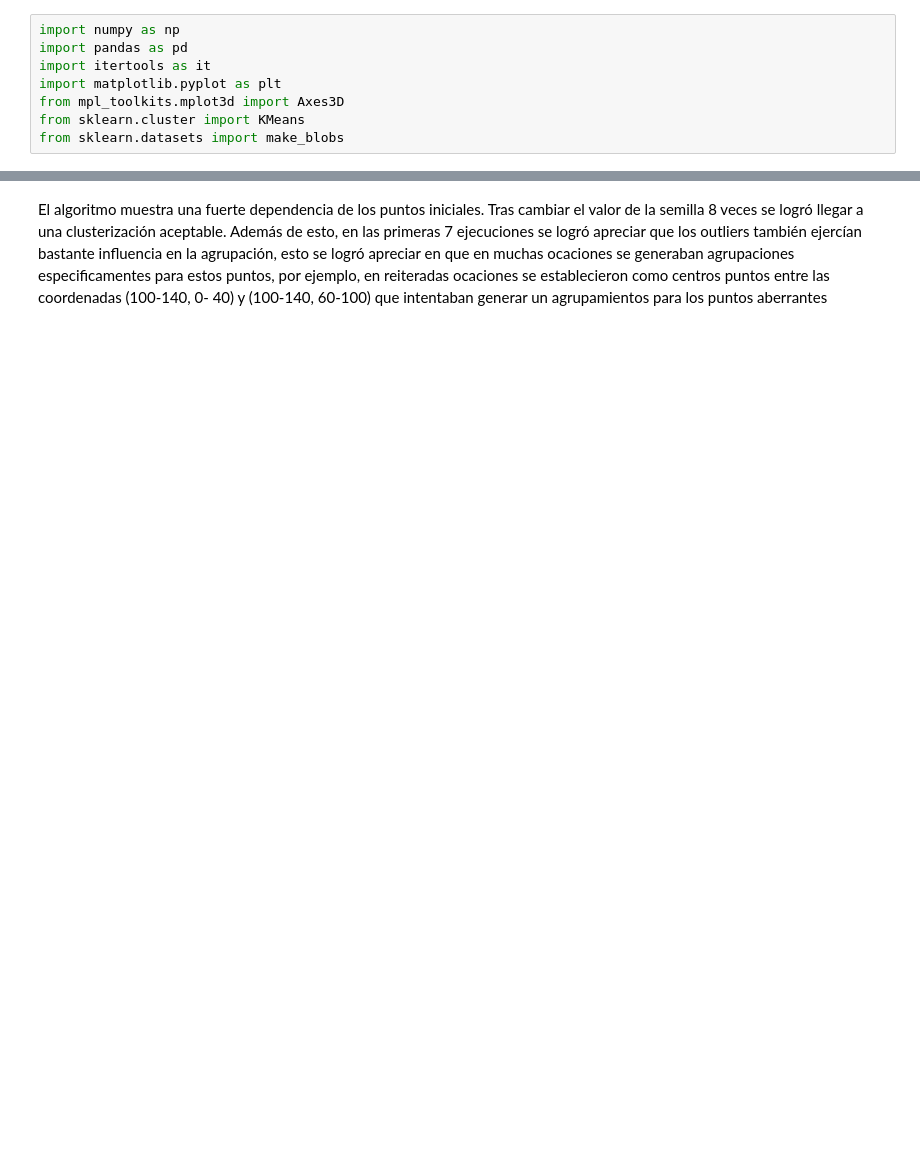
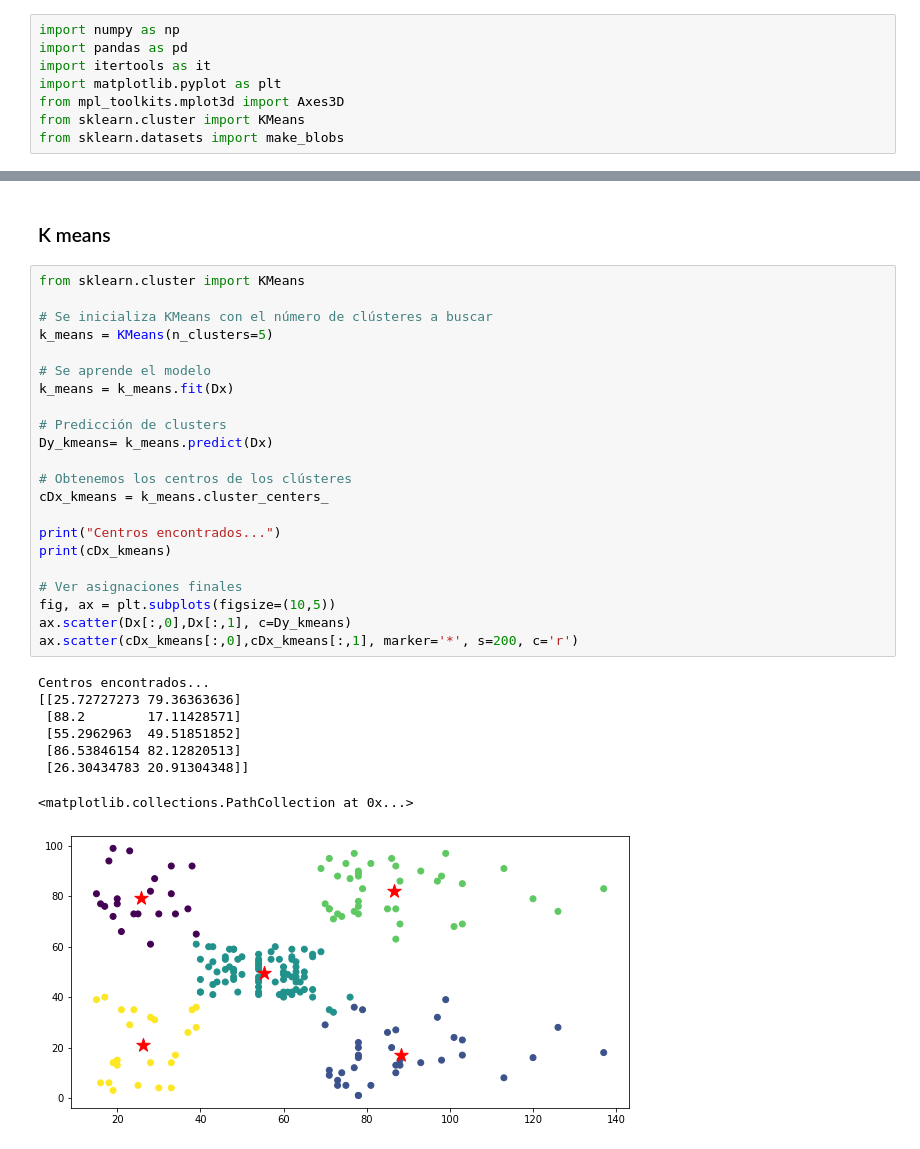
Before and after one commit to jignacioh/ActividadAprendizaNoSupervisado, a Jupyter notebook: Kmeanss_mall.ipynb, the cells around one changed output, grey strips where cells are left out. Drawn from its saved outputs; the diff is of its cells as text; blank space fills up the shorter version.

```diff
--- a/Kmeanss_mall.ipynb
+++ b/Kmeanss_mall.ipynb
@@ -106,3 +25,33 @@ ax.scatter(cDx[:,0],cDx[:,1], marker='*', s=200, c='r')
-# %% [markdown]
-El algoritmo muestra una fuerte dependencia de los puntos iniciales. Tras cambiar el valor de la semilla 8 veces se logró llegar a una clusterización aceptable.
-Además de esto, en las primeras 7 ejecuciones se logró apreciar que los outliers también ejercían bastante influencia en la agrupación, esto se logró apreciar en que en muchas ocaciones se generaban agrupaciones especificamentes para estos puntos, por ejemplo, en reiteradas ocaciones se establecieron como centros puntos entre las coordenadas (100-140, 0- 40) y (100-140, 60-100) que intentaban generar un agrupamientos para los puntos aberrantes
+# %% [markdown]
+### K means
+# %%
+from sklearn.cluster import KMeans
+
+# Se inicializa KMeans con el número de clústeres a buscar
+k_means = KMeans(n_clusters=5)
+
+# Se aprende el modelo
+k_means = k_means.fit(Dx)
+
+# Predicción de clusters
+Dy_kmeans= k_means.predict(Dx)
+
+# Obtenemos los centros de los clústeres
+cDx_kmeans = k_means.cluster_centers_
+
+print("Centros encontrados...")
+print(cDx_kmeans)
+
+# Ver asignaciones finales
+fig, ax = plt.subplots(figsize=(10,5))
+ax.scatter(Dx[:,0],Dx[:,1], c=Dy_kmeans)
+ax.scatter(cDx_kmeans[:,0],cDx_kmeans[:,1], marker='*', s=200, c='r')
+# %% [output]
+Centros encontrados...
+[[25.72727273 79.36363636]
+ [88.2        17.11428571]
+ [55.2962963  49.51851852]
+ [86.53846154 82.12820513]
+ [26.30434783 20.91304348]]
+<matplotlib.collections.PathCollection at 0x...>
+[figure, added]
```
Also changed, not shown: parts of 27 cells of this notebook.
